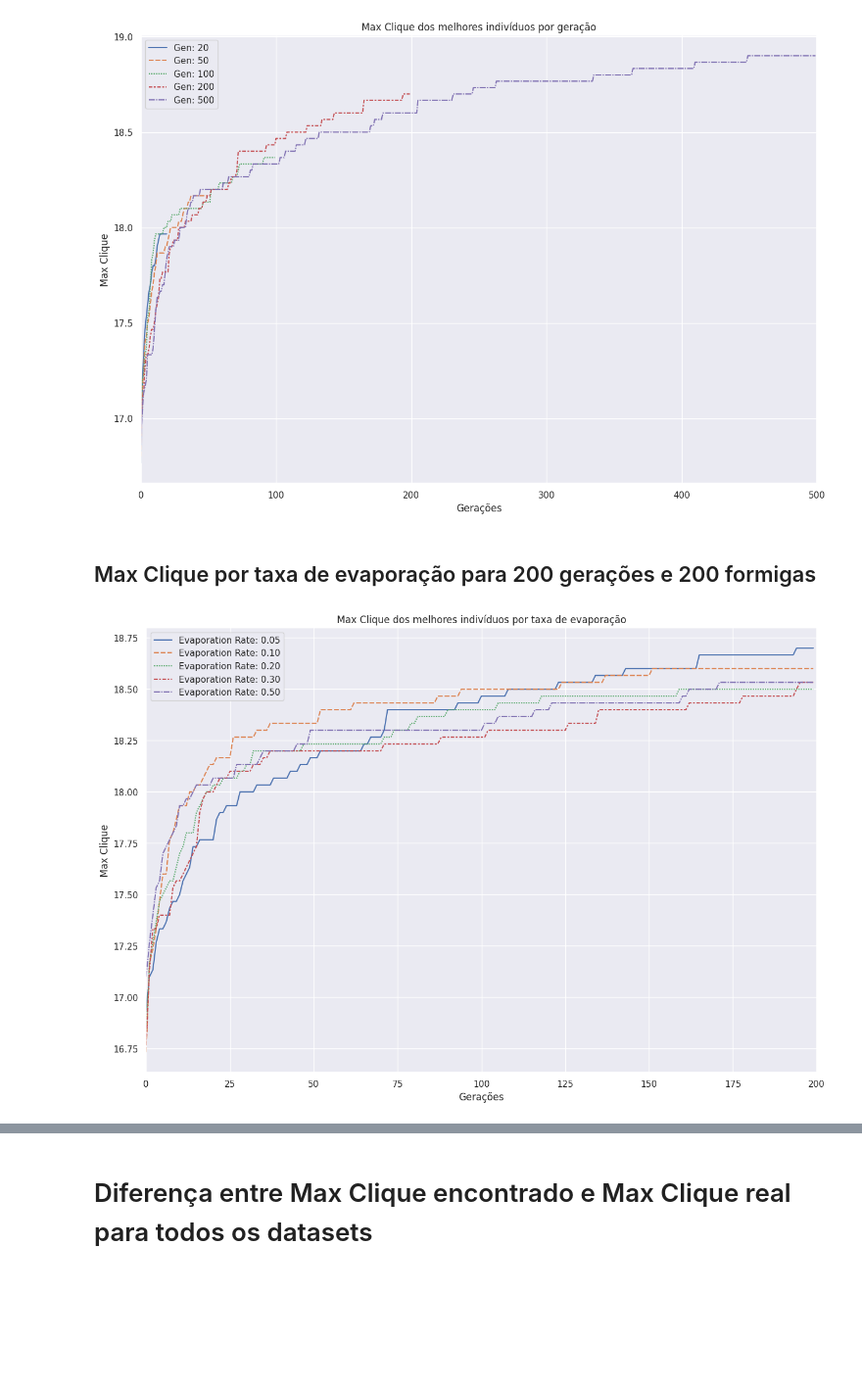
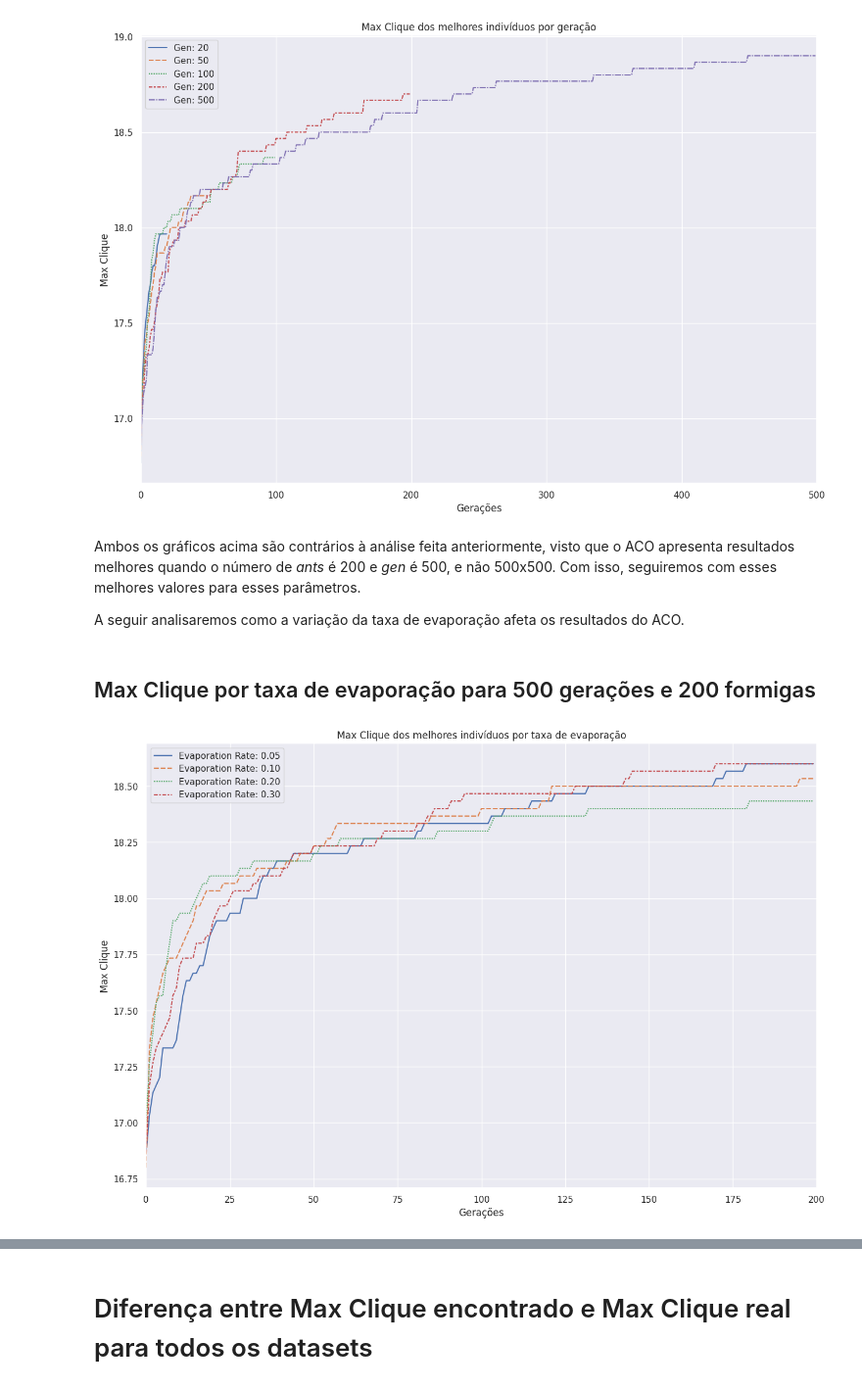
Before and after one commit to franciscobonand/aoc-max-clique, a Jupyter notebook: CompNatTP2.ipynb, the cells around one changed output, grey strips where cells are left out. Shown at 98% size. Cells and saved outputs as stored; diff of their text form; code cells hidden in the pictures; blank space fills up the shorter version.

```diff
--- a/CompNatTP2.ipynb
+++ b/CompNatTP2.ipynb
@@ -484,0 +521,18 @@ plt.show()
+# %%
+hard_max_by_gen = pd.DataFrame({
+   "Max" : hard_200_200_010["best"],
+   "Mean" : hard_200_200_010["mean"],
+   "Min" : hard_200_200_010["worst"]
+  })
+
+sns.set(rc={'figure.figsize':(15, 10)})
+sns.lineplot(data=hard_max_by_gen[[
+  "Max",
+  "Mean",
+  "Min"
+]])
+plt.xlabel("Gerações")
+plt.ylabel("Max Clique")
+plt.title("Variação das cliques por indivíduos da população")
+plt.xlim([0, 200])
+plt.show()
@@ -593,35 +655,36 @@ plt.xlim([0, 500])
 plt.show()
 # %% [output]
 [figure]
+# %% [markdown]
+Ambos os gráficos acima são contrários à análise feita anteriormente, visto que o ACO apresenta resultados melhores quando o número de *ants* é 200 e *gen* é 500, e não 500x500. Com isso, seguiremos com esses melhores valores para esses parâmetros.
+
+A seguir analisaremos como a variação da taxa de evaporação afeta os resultados do ACO.
 # %% [markdown]
-## Max Clique por taxa de evaporação para 200 gerações e 200 formigas
+## Max Clique por taxa de evaporação para 500 gerações e 200 formigas
 # %%
-harder_200_200_005 = pd.read_csv('analysis/harder-200-200-0.05',nrows=200)
-harder_200_200_010 = pd.read_csv('analysis/harder-200-200-0.10', nrows=200)
-harder_200_200_020 = pd.read_csv('analysis/harder-200-200-0.20', nrows=200)
-harder_200_200_030 = pd.read_csv('analysis/harder-200-200-0.30', nrows=200)
-harder_200_200_050 = pd.read_csv('analysis/harder-200-200-0.50', nrows=200)
+harder_200_200_005 = pd.read_csv('analysis/harder-200-500-0.05',nrows=200)
+harder_200_200_010 = pd.read_csv('analysis/harder-200-500-0.10', nrows=200)
+harder_200_200_020 = pd.read_csv('analysis/harder-200-500-0.20', nrows=200)
+harder_200_200_030 = pd.read_csv('analysis/harder-200-500-0.30', nrows=200)
 harder_max_by_evap = pd.DataFrame({
    "Evaporation Rate: 0.05" : harder_200_200_005["best"],
    "Evaporation Rate: 0.10" : harder_200_200_010["best"],
    "Evaporation Rate: 0.20" : harder_200_200_020["best"],
    "Evaporation Rate: 0.30" : harder_200_200_030["best"],
-   "Evaporation Rate: 0.50" : harder_200_200_050["best"],
   })
 
 sns.set(rc={'figure.figsize':(15, 10)})
 sns.lineplot(data=harder_max_by_evap[[
    "Evaporation Rate: 0.05",
    "Evaporation Rate: 0.10",
    "Evaporation Rate: 0.20",
    "Evaporation Rate: 0.30",
-   "Evaporation Rate: 0.50",
     ]])
 plt.xlabel("Gerações")
 plt.ylabel("Max Clique")
 plt.title("Max Clique dos melhores indivíduos por taxa de evaporação")
 plt.xlim([0, 200])
 # plt.ylim([6.0, 7.0])
 plt.show()
 # %% [output]
-[figure, old version]
+[figure, new version]
```
Also changed, not shown: parts of 39 cells of this notebook.
